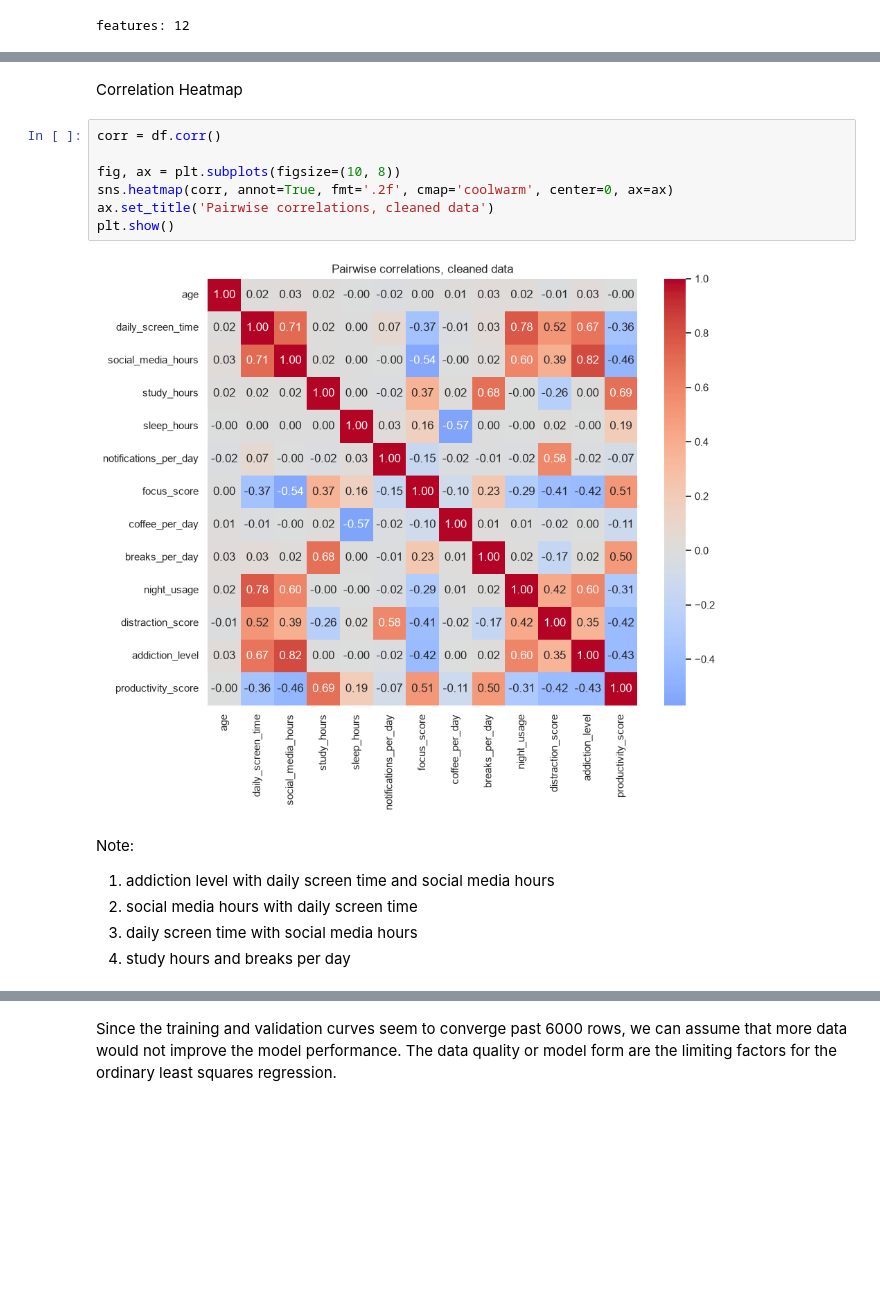
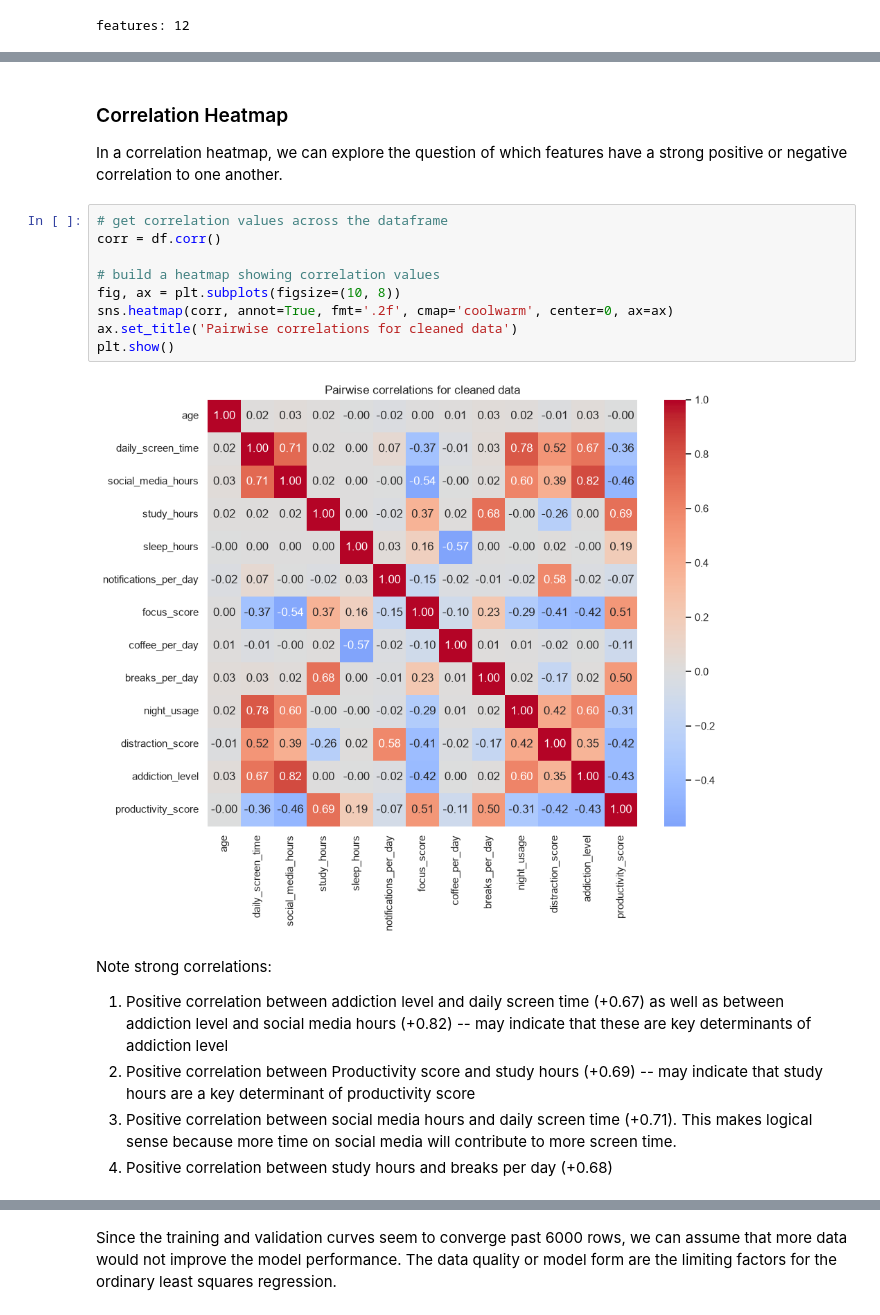
Before and after one commit to emfallat/CS5100-Final-Project, a Jupyter notebook: productivity.ipynb, the cells around one changed output, grey strips where cells are left out. Cells and saved outputs as stored; diff of their text form; blank space fills up the shorter version.

```diff
--- a/productivity.ipynb
+++ b/productivity.ipynb
@@ -304,20 +322,25 @@ plt.show()
 # %% [output]
 [figure]
 # %% [markdown]
-Correlation Heatmap
+### Correlation Heatmap
+
+In a correlation heatmap, we can explore the question of which features have a strong positive or negative correlation to one another.
 # %%
+# get correlation values across the dataframe
 corr = df.corr()
 
+# build a heatmap showing correlation values
 fig, ax = plt.subplots(figsize=(10, 8))
 sns.heatmap(corr, annot=True, fmt='.2f', cmap='coolwarm', center=0, ax=ax)
-ax.set_title('Pairwise correlations, cleaned data')
+ax.set_title('Pairwise correlations for cleaned data')
 plt.show()
 # %% [output]
-[figure, old version]
+[figure, new version]
 # %% [markdown]
-Note:
-1. addiction level with daily screen time and social media hours
-2. social media hours with daily screen time
-3. daily screen time with social media hours
-4. study hours and breaks per day
+Note strong correlations:
+
+1. Positive correlation between addiction level and daily screen time (+0.67) as well as between addiction level and social media hours (+0.82) -- may indicate that these are key determinants of addiction level
+2. Positive correlation between Productivity score and study hours (+0.69) -- may indicate that study hours are a key determinant of productivity score
+3. Positive correlation between social media hours and daily screen time (+0.71). This makes logical sense because more time on social media will contribute to more screen time.
+4. Positive correlation between study hours and breaks per day (+0.68)
 # %% [markdown]
```
Also changed, not shown: parts of 38 cells of this notebook.
